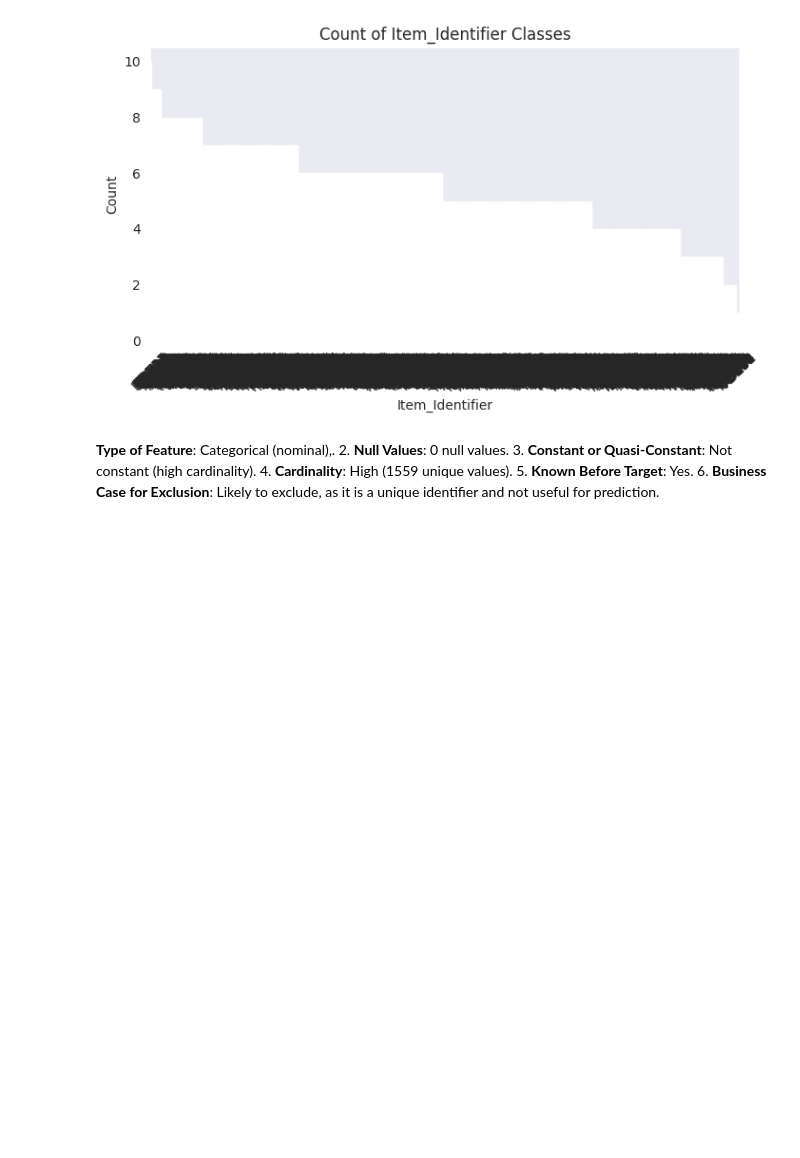
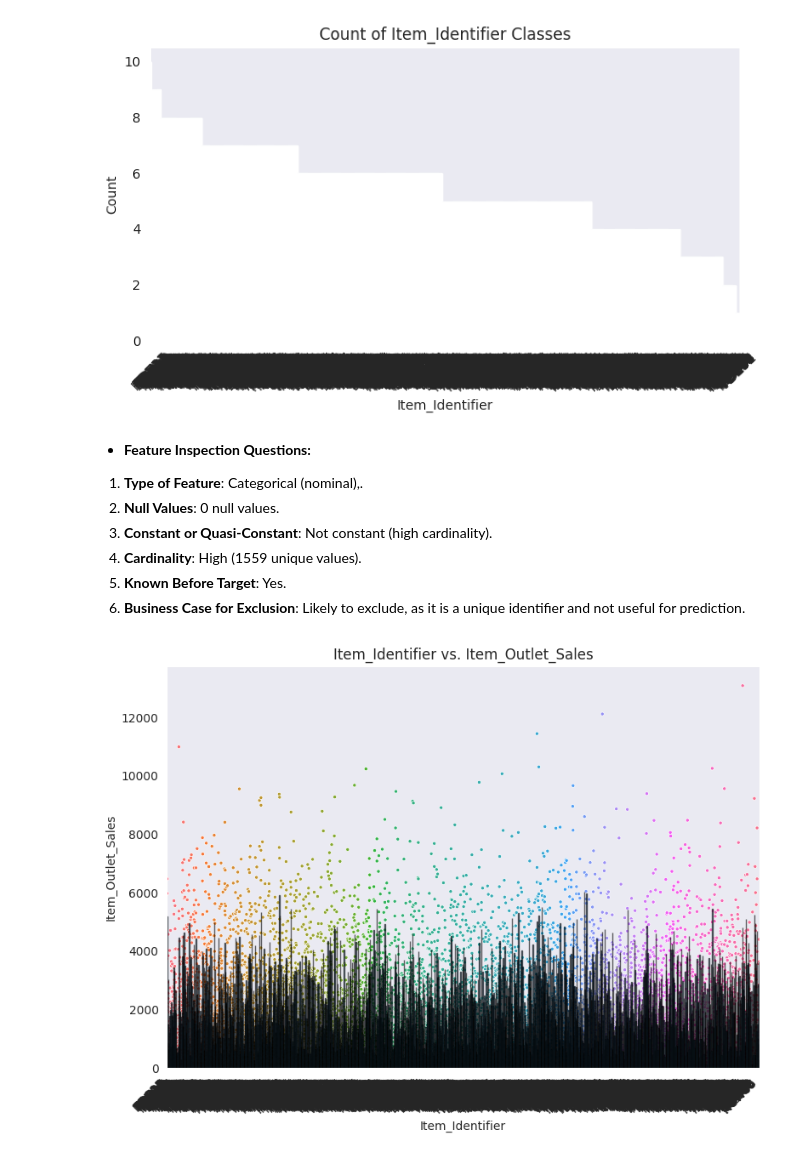
Before and after one commit to baraa-hakawati/Prediction-of-Product-Sales, a Jupyter notebook: Prediction_of_Product_Sales.ipynb, the cells around one changed output. Saved outputs shown, nothing was run; the diff lists cells and outputs as text; code cells hidden in the pictures; blank space fills up the shorter version.

```diff
--- a/Prediction_of_Product_Sales.ipynb
+++ b/Prediction_of_Product_Sales.ipynb
@@ -311,7 +311,7 @@ def cat_feature(df, feature, color='skyblue', figsize=(8, 4)):
     plt.show()
 # %%
 # Fits, we have to creat a function for categorical features vs the target
-def plot_categorical_vs_target(df, x, y='Item_Outlet_Sales', figsize=(8, 6), order=None):
+def cat_vs_target(df, x, y='Item_Outlet_Sales', figsize=(8, 6), order=None):
     plt.figure(figsize=figsize)
     # Bar plot (mean target value)
     sns.barplot(data=df, x=x, y=y, ax=plt.gca(), order=order, alpha=0.6,
@@ -346,9 +346,15 @@ cat_feature(df, 'Item_Identifier')
 # %% [output]
 [figure]
 # %% [markdown]
-**Type of Feature**: Categorical (nominal),.
+- **Feature Inspection Questions:**
+1. **Type of Feature**: Categorical (nominal),.
 2. **Null Values**: 0 null values.
 3. **Constant or Quasi-Constant**: Not constant (high cardinality).
 4. **Cardinality**: High (1559 unique values).
 5. **Known Before Target**: Yes.
 6. **Business Case for Exclusion**: Likely to exclude, as it is a unique identifier and not useful for prediction.
+# %%
+# Multivariate visualization (vs. Item_Outlet_Sales)
+cat_vs_target(df, x='Item_Identifier')
+# %% [output]
+[figure, added]
```
Also changed, not shown: parts of 7 cells of this notebook.
